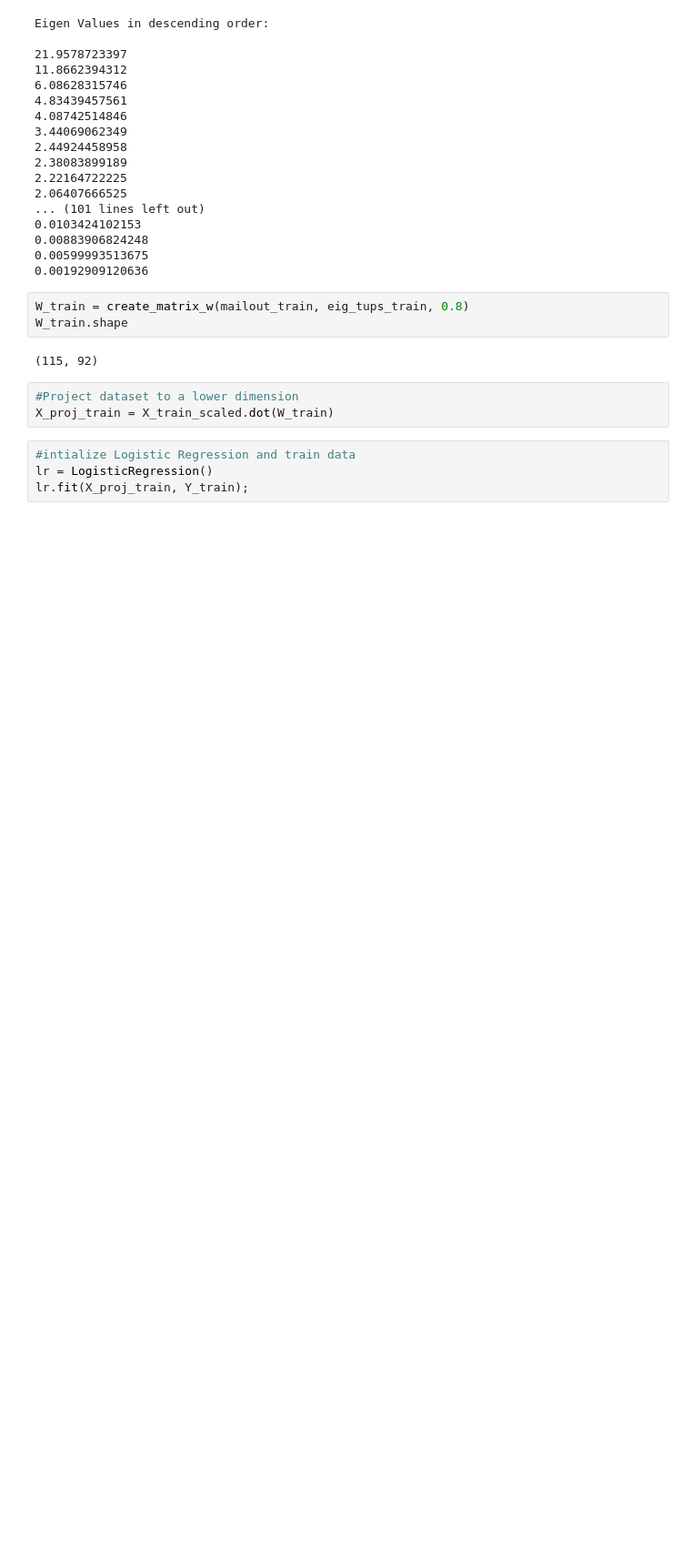
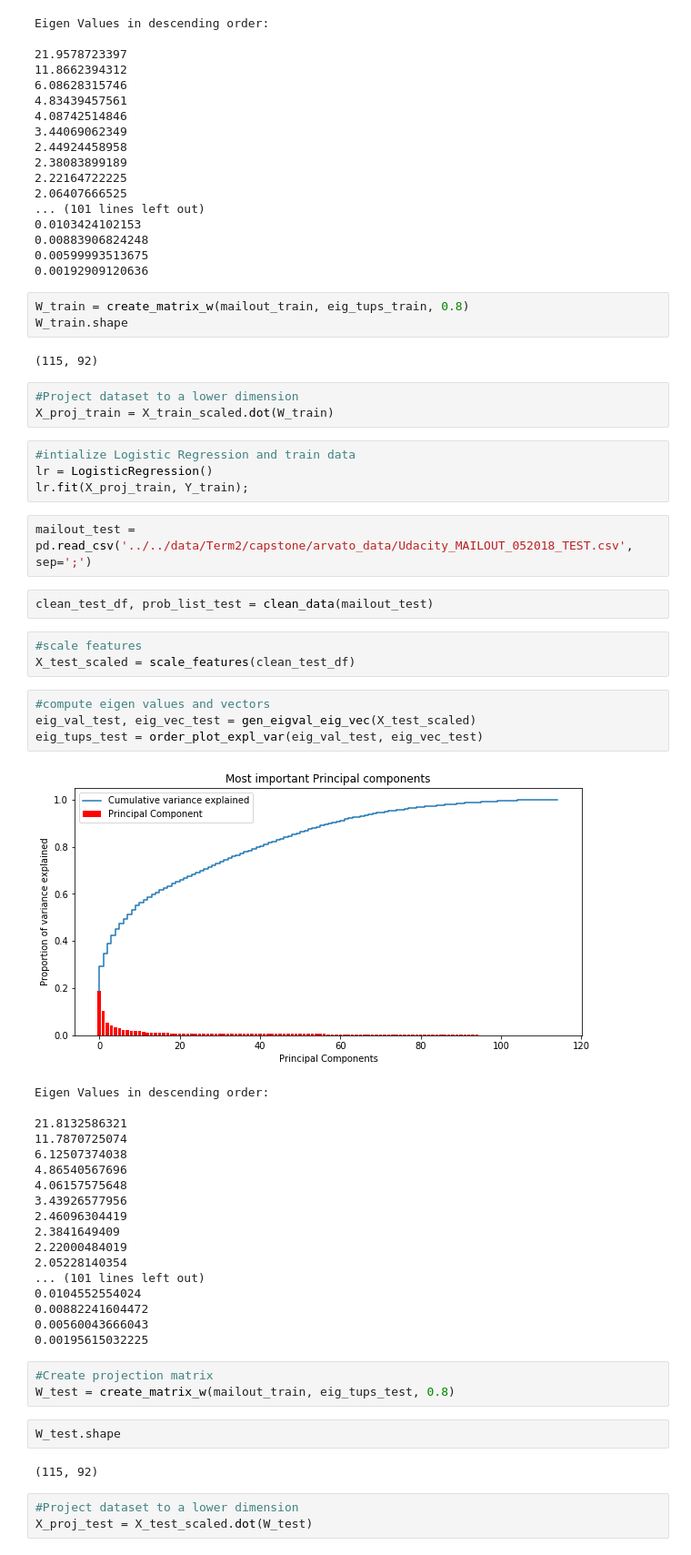
Before and after one commit to JessikaRamirez/arvato, a Jupyter notebook: Arvato Project Workbook.ipynb, the cells around one changed output. Shown at 91% size. Saved outputs shown, nothing was run; the diff lists cells and outputs as text; blank space fills up the shorter version.

```diff
--- a/Arvato Project Workbook.ipynb
+++ b/Arvato Project Workbook.ipynb
@@ -567,3 +582,43 @@ X_proj_train = X_train_scaled.dot(W_train)
 #intialize Logistic Regression and train data
 lr = LogisticRegression()
 lr.fit(X_proj_train, Y_train);
+# %%
+mailout_test = pd.read_csv('../../data/Term2/capstone/arvato_data/Udacity_MAILOUT_052018_TEST.csv', sep=';')
+# %%
+clean_test_df, prob_list_test = clean_data(mailout_test)
+# %%
+#scale features
+X_test_scaled = scale_features(clean_test_df)
+# %%
+#compute eigen values and vectors
+eig_val_test, eig_vec_test = gen_eigval_eig_vec(X_test_scaled)
+eig_tups_test = order_plot_expl_var(eig_val_test, eig_vec_test)
+# %% [output]
+[figure, added]
+Eigen Values in descending order:
+
+21.8132586321
+11.7870725074
+6.12507374038
+4.86540567696
+4.06157575648
+3.43926577956
+2.46096304419
+2.3841649409
+2.22000484019
+2.05228140354
+... (101 lines left out)
+0.0104552554024
+0.00882241604472
+0.00560043666043
+0.00195615032225
+# %%
+#Create projection matrix
+W_test = create_matrix_w(mailout_train, eig_tups_test, 0.8)
+# %%
+W_test.shape
+# %% [output]
+(115, 92)
+# %%
+#Project dataset to a lower dimension
+X_proj_test = X_test_scaled.dot(W_test)
```
Also changed, not shown: parts of 13 cells of this notebook.
